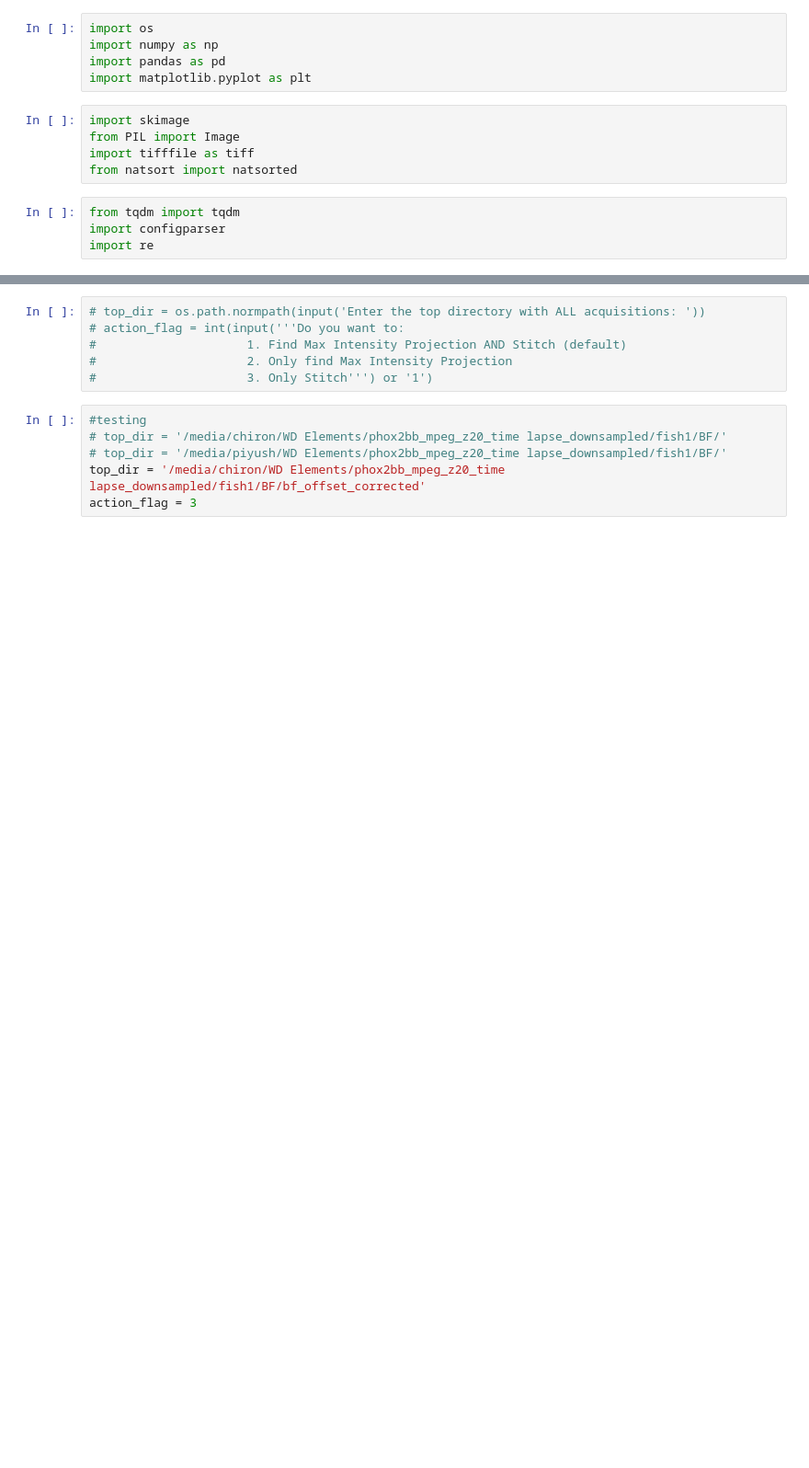
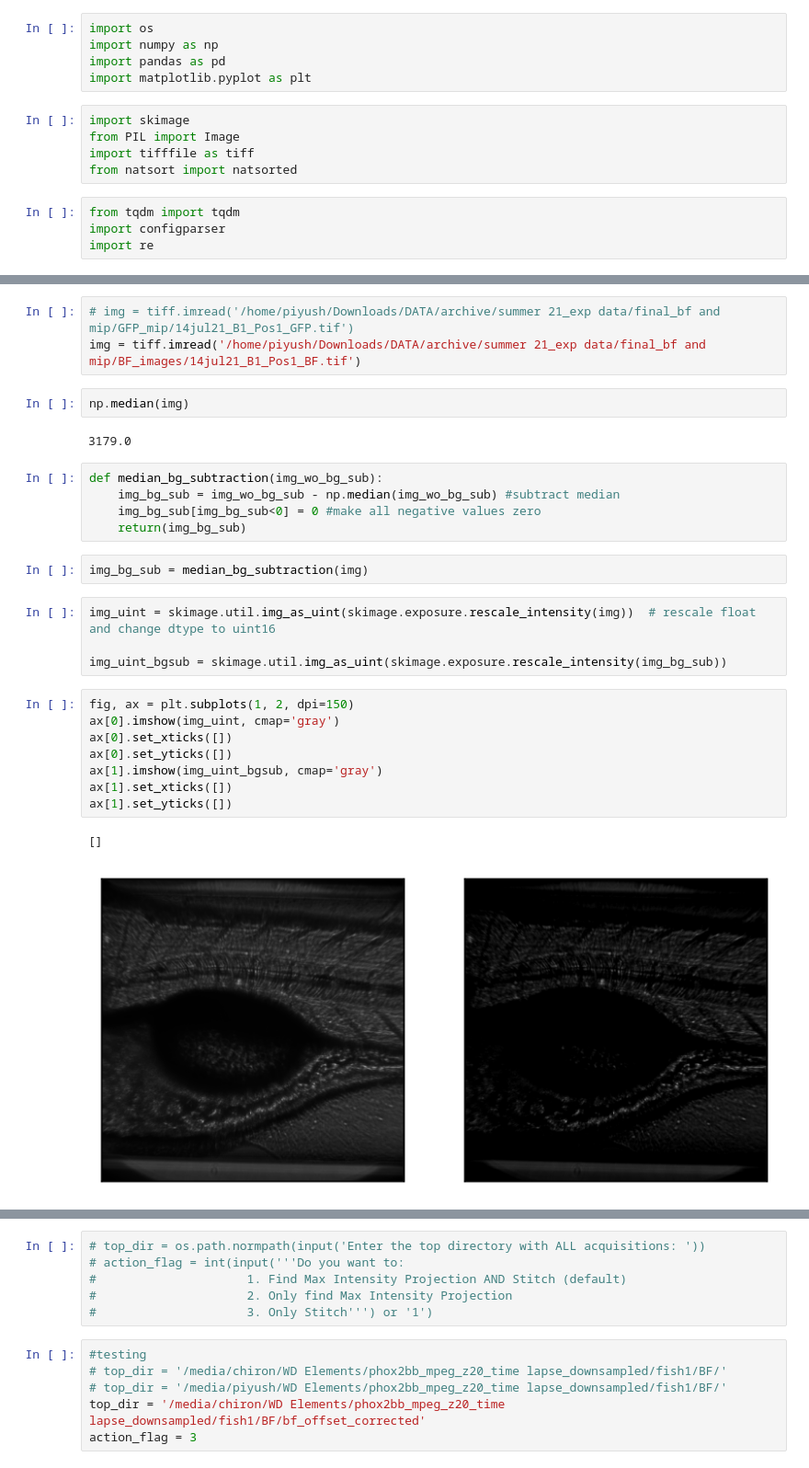
Before and after one commit to pamitabh/batch-processing, a Jupyter notebook: archive/visualize LSM img stacks in 2D.ipynb, the cells around one changed output, grey strips where cells are left out. Shown at 92% size. Saved outputs shown, nothing was run; the diff lists cells and outputs as text; blank space fills up the shorter version.

```diff
--- a/archive/visualize LSM img stacks in 2D.ipynb
+++ b/archive/visualize LSM img stacks in 2D.ipynb
@@ -28,0 +31,29 @@ import re
+# %%
+# img = tiff.imread('/home/piyush/Downloads/DATA/archive/summer 21_exp data/final_bf and mip/GFP_mip/14jul21_B1_Pos1_GFP.tif')
+img = tiff.imread('/home/piyush/Downloads/DATA/archive/summer 21_exp data/final_bf and mip/BF_images/14jul21_B1_Pos1_BF.tif')
+# %%
+np.median(img)
+# %% [output]
+3179.0
+# %%
+def median_bg_subtraction(img_wo_bg_sub):
+    img_bg_sub = img_wo_bg_sub - np.median(img_wo_bg_sub) #subtract median
+    img_bg_sub[img_bg_sub<0] = 0 #make all negative values zero
+    return(img_bg_sub)
+# %%
+img_bg_sub = median_bg_subtraction(img)
+# %%
+img_uint = skimage.util.img_as_uint(skimage.exposure.rescale_intensity(img))  # rescale float and change dtype to uint16
+
+img_uint_bgsub = skimage.util.img_as_uint(skimage.exposure.rescale_intensity(img_bg_sub))
+# %%
+fig, ax = plt.subplots(1, 2, dpi=150)
+ax[0].imshow(img_uint, cmap='gray')
+ax[0].set_xticks([])
+ax[0].set_yticks([])
+ax[1].imshow(img_uint_bgsub, cmap='gray')
+ax[1].set_xticks([])
+ax[1].set_yticks([])
+# %% [output]
+[]
+[figure, added]
```
Also changed, not shown: parts of 6 cells of this notebook, 1 other file.
